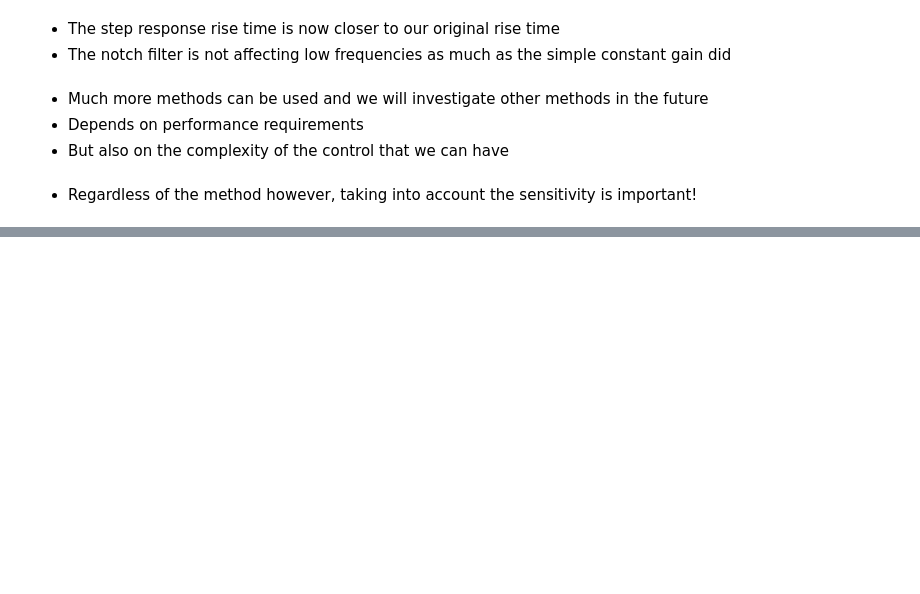
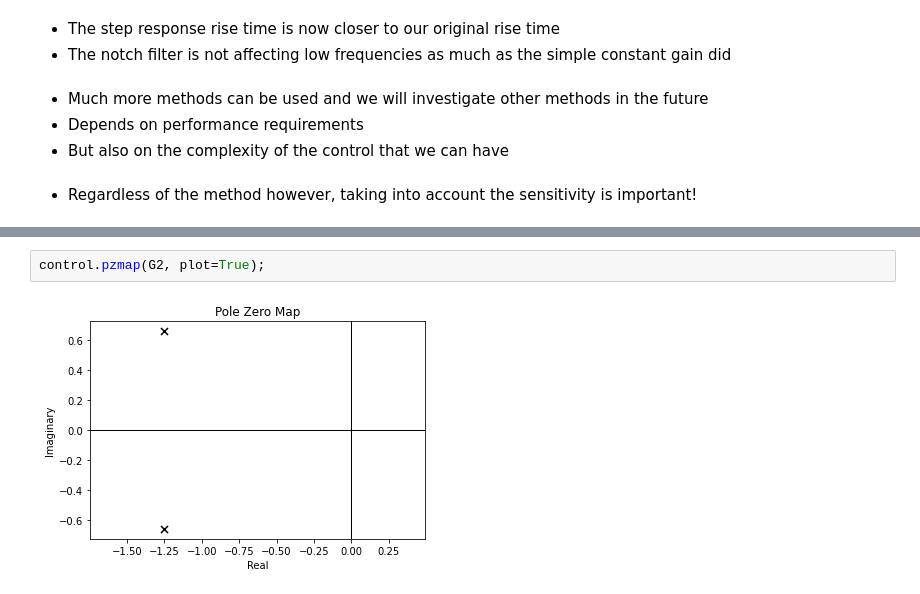
Before and after one commit to andreamunafo/classical_control_theory, a Jupyter notebook: 12_Stability_Margins.ipynb, the cells around one changed output, grey strips where cells are left out. Cells and saved outputs as stored; diff of their text form; blank space fills up the shorter version.

```diff
--- a/12_Stability_Margins.ipynb
+++ b/12_Stability_Margins.ipynb
@@ -557,0 +599,4 @@ plt.grid();
+# %%
+control.pzmap(G2, plot=True);
+# %% [output]
+[figure, added]
```
Also changed, not shown: parts of 24 cells of this notebook, 1 other file.
